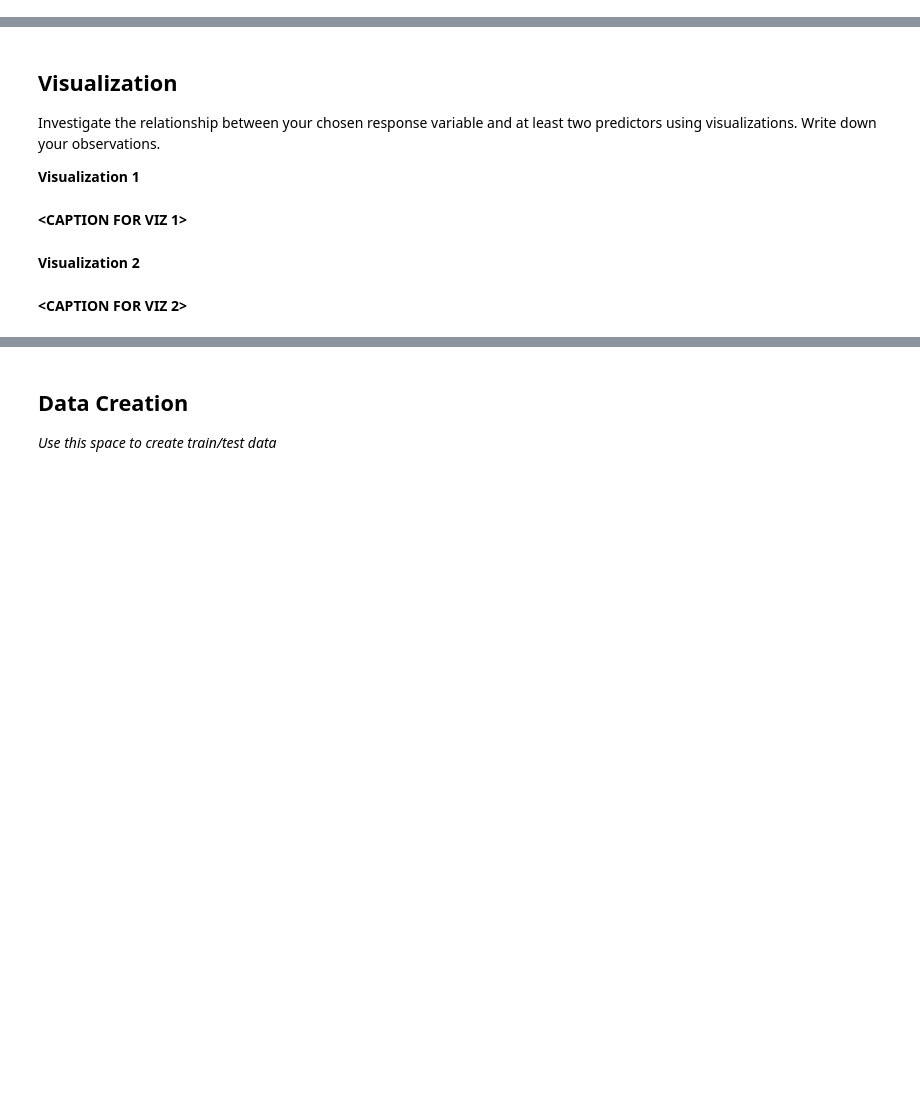
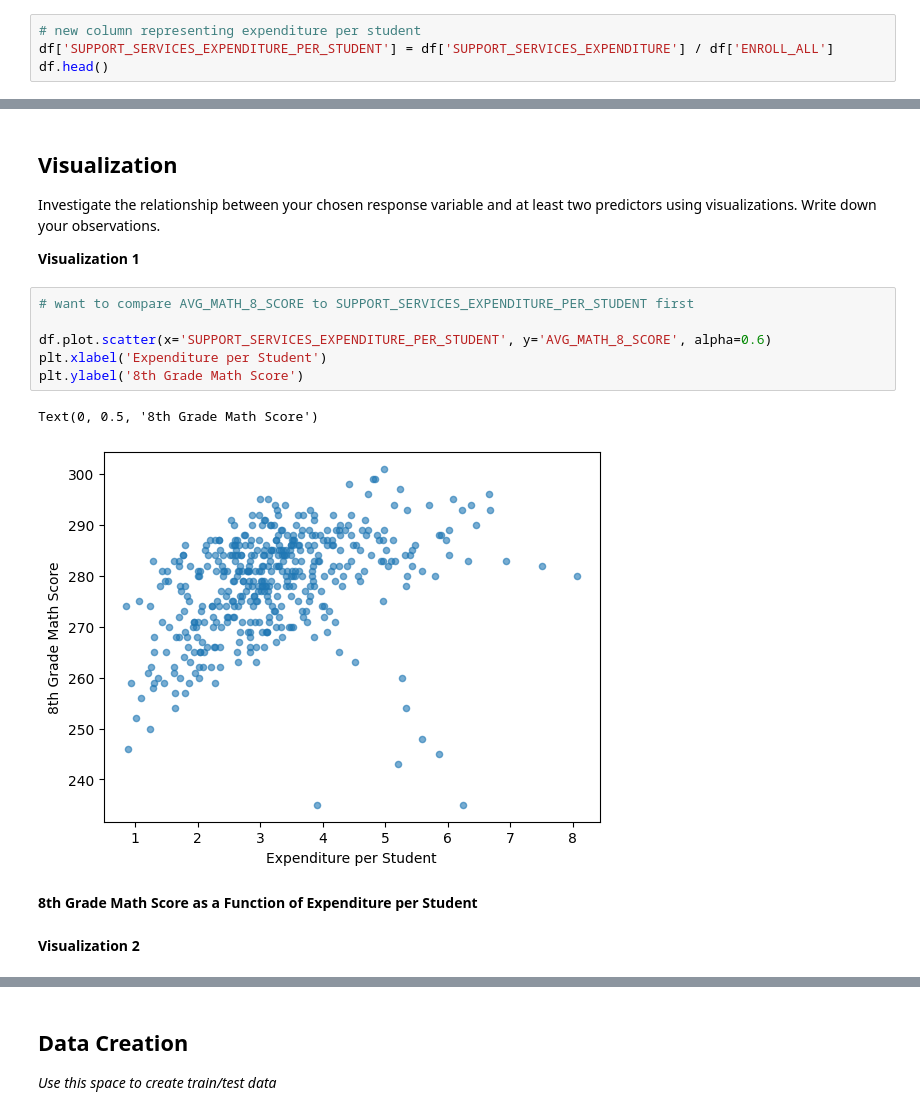
Before and after one commit to dsanico/MDST-Tutorial, a Jupyter notebook: tutorial1/checkpoint1.ipynb, the cells around one changed output, grey strips where cells are left out. Cells and saved outputs as stored; diff of their text form; blank space fills up the shorter version.

```diff
--- a/tutorial1/checkpoint1.ipynb
+++ b/tutorial1/checkpoint1.ipynb
@@ -196,0 +195,4 @@ Feature engineering justification: **<BRIEFLY DESCRIBE WHY YOU MADE THE CHANGES
+# %%
+# new column representing expenditure per student
+df['SUPPORT_SERVICES_EXPENDITURE_PER_STUDENT'] = df['SUPPORT_SERVICES_EXPENDITURE'] / df['ENROLL_ALL']
+df.head()
@@ -200,9 +212,16 @@ Feature engineering justification: **<BRIEFLY DESCRIBE WHY YOU MADE THE CHANGES
 Investigate the relationship between your chosen response variable and at least two predictors using visualizations. Write down your observations.
 
 **Visualization 1**
-# %% [markdown]
-**<CAPTION FOR VIZ 1>**
+# %%
+# want to compare AVG_MATH_8_SCORE to SUPPORT_SERVICES_EXPENDITURE_PER_STUDENT first
+
+df.plot.scatter(x='SUPPORT_SERVICES_EXPENDITURE_PER_STUDENT', y='AVG_MATH_8_SCORE', alpha=0.6)
+plt.xlabel('Expenditure per Student')
+plt.ylabel('8th Grade Math Score')
+# %% [output]
+Text(0, 0.5, '8th Grade Math Score')
+[figure, added]
+# %% [markdown]
+**8th Grade Math Score as a Function of Expenditure per Student**
 # %% [markdown]
 **Visualization 2**
-# %% [markdown]
-**<CAPTION FOR VIZ 2>**
```
Also changed, not shown: parts of 21 cells of this notebook, 2 other files.
